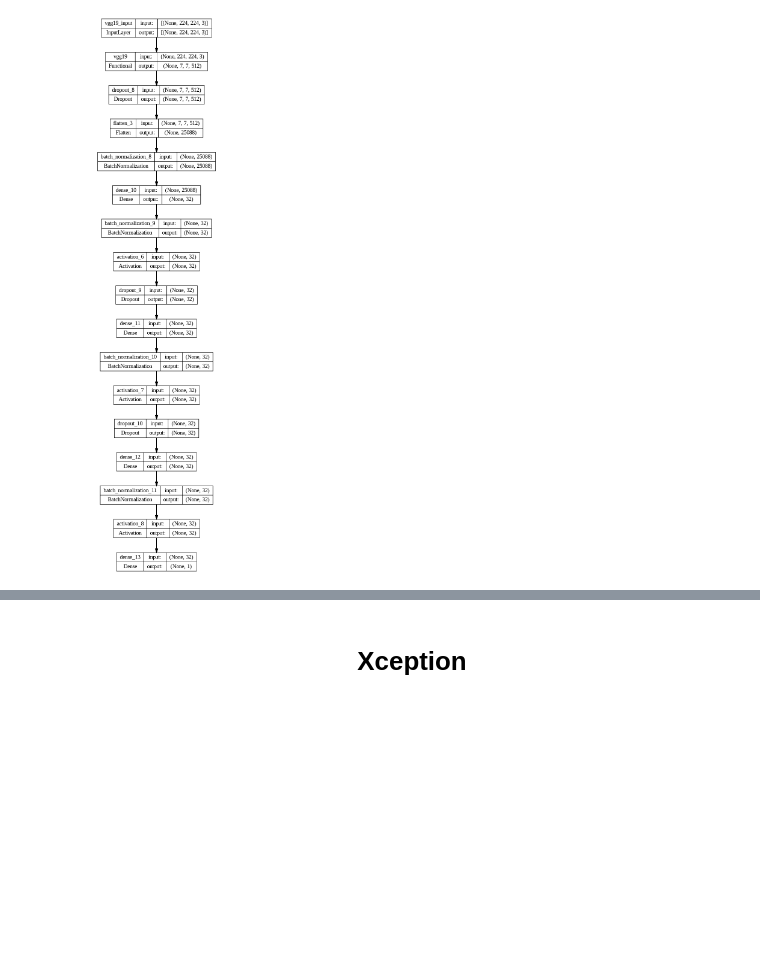
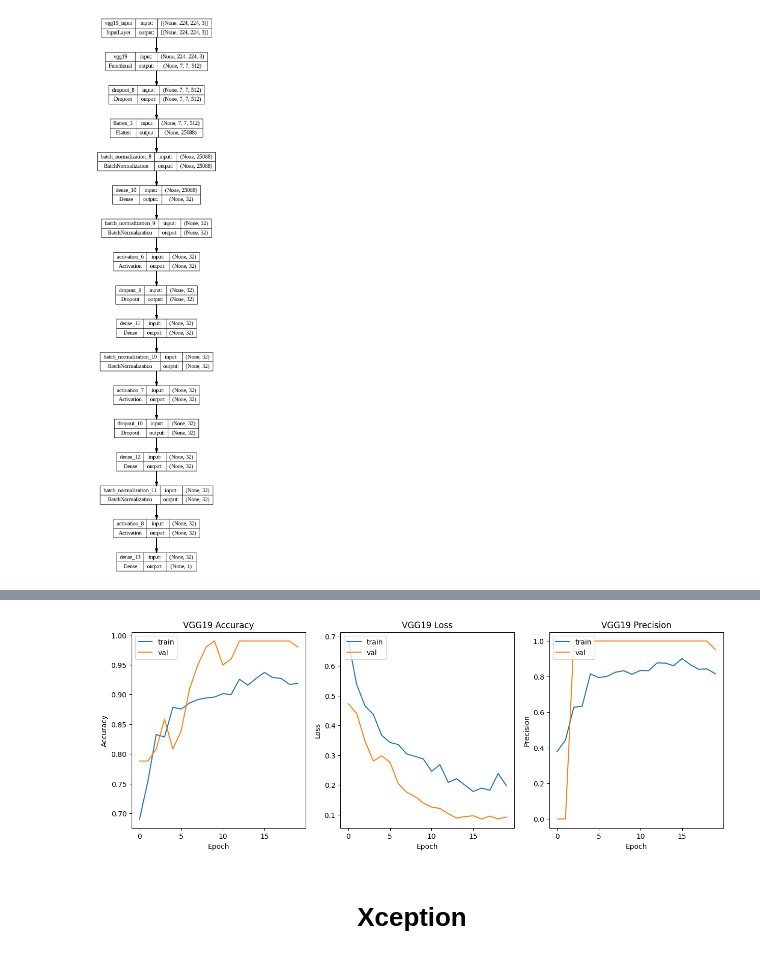
Before and after one commit to rumbleFTW/lung-cancer-detection, a Jupyter notebook: notebook.ipynb, the cells around one changed output, grey strips where cells are left out. Saved outputs shown, nothing was run; the diff lists cells and outputs as text; code cells hidden in the pictures; blank space fills up the shorter version.

```diff
--- a/notebook.ipynb
+++ b/notebook.ipynb
@@ -626,3 +626,7 @@ VGG19_scores = VGG19.evaluate(test_dataset, verbose=1)
+# %%
+plot_history(VGG19_history, 'VGG19')
+# %% [output]
+[figure, added]
 # %% [markdown]
 <h1 align="center" ><a id='xception'><b>Xception<b></a></h1>
 # %%
```
Also changed, not shown: parts of 6 cells of this notebook, 1 other file.
